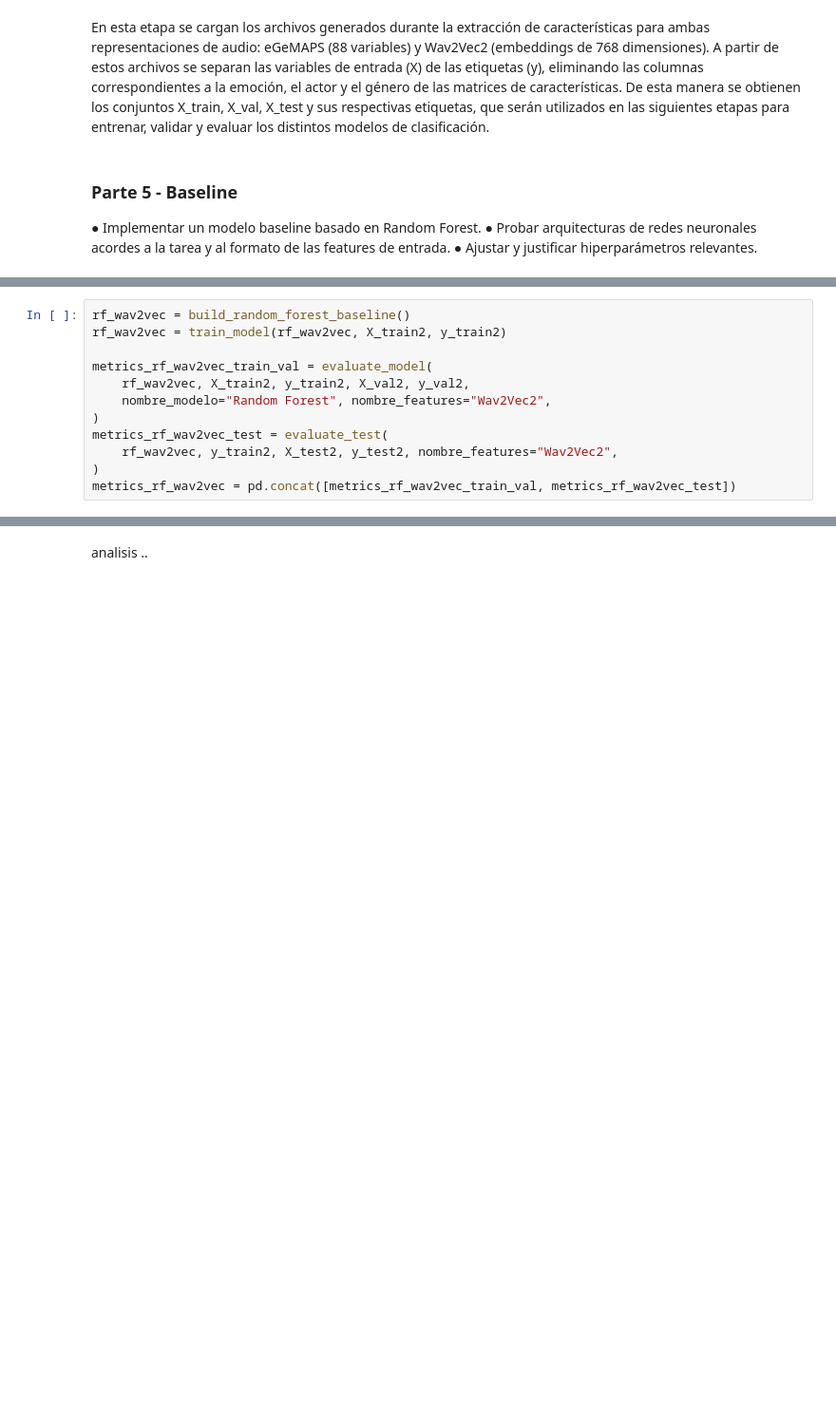
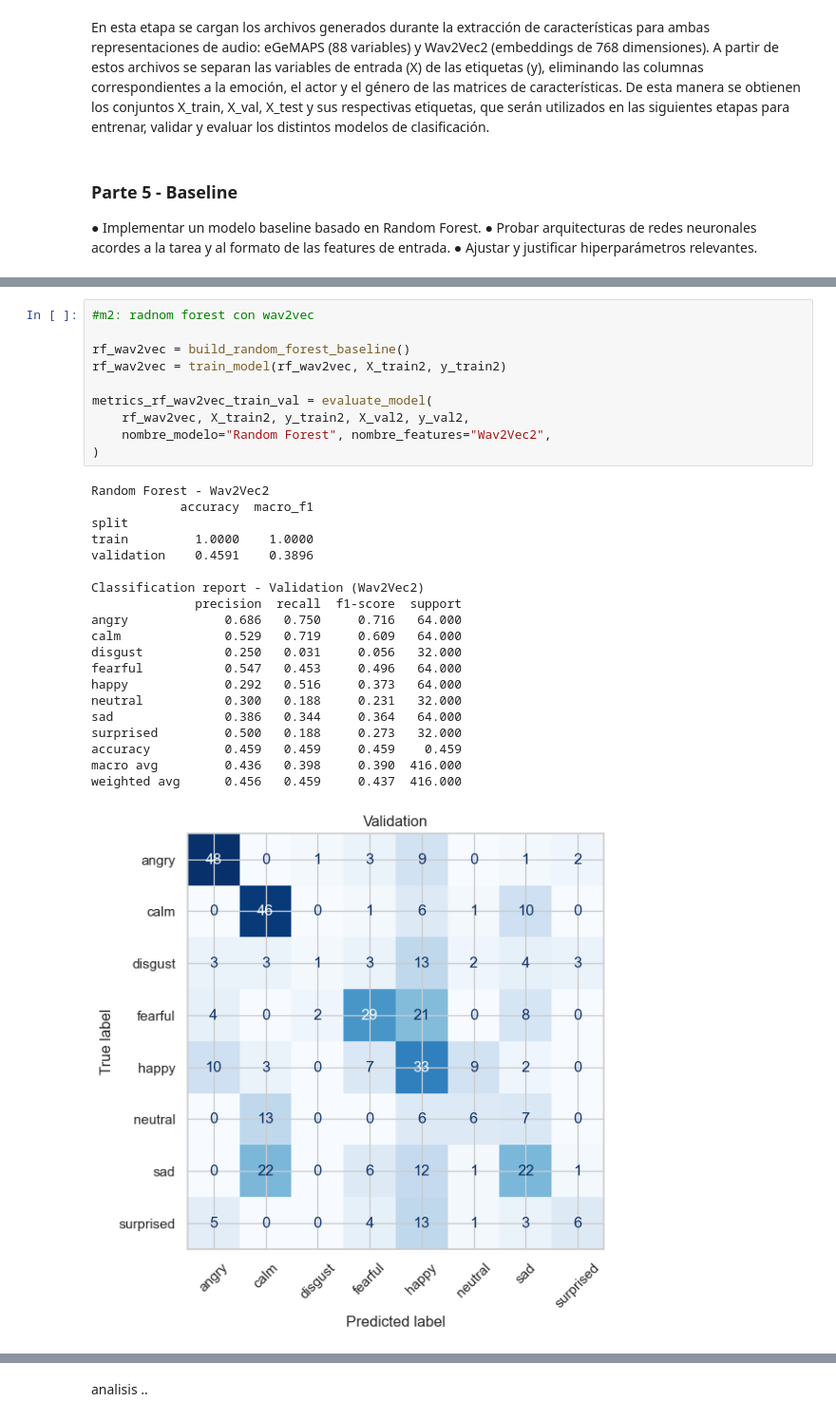
Before and after one commit to pjuls/Proyecto-Final---ML, a Jupyter notebook: notebooks/00_proyecto_final.ipynb, the cells around one changed output, grey strips where cells are left out. Shown at 95% size. Drawn from its saved outputs; the diff is of its cells as text; blank space fills up the shorter version.

```diff
--- a/notebooks/00_proyecto_final.ipynb
+++ b/notebooks/00_proyecto_final.ipynb
@@ -942,13 +922,32 @@ weighted avg      0.544   0.517     0.513  416.000
 # %%
+#m2: radnom forest con wav2vec
+
 rf_wav2vec = build_random_forest_baseline()
 rf_wav2vec = train_model(rf_wav2vec, X_train2, y_train2)
 
 metrics_rf_wav2vec_train_val = evaluate_model(
     rf_wav2vec, X_train2, y_train2, X_val2, y_val2,
     nombre_modelo="Random Forest", nombre_features="Wav2Vec2",
 )
-metrics_rf_wav2vec_test = evaluate_test(
-    rf_wav2vec, y_train2, X_test2, y_test2, nombre_features="Wav2Vec2",
-)
-metrics_rf_wav2vec = pd.concat([metrics_rf_wav2vec_train_val, metrics_rf_wav2vec_test])
+# %% [output]
+Random Forest - Wav2Vec2
+            accuracy  macro_f1
+split
+train         1.0000    1.0000
+validation    0.4591    0.3896
+
+Classification report - Validation (Wav2Vec2)
+              precision  recall  f1-score  support
+angry             0.686   0.750     0.716   64.000
+calm              0.529   0.719     0.609   64.000
+disgust           0.250   0.031     0.056   32.000
+fearful           0.547   0.453     0.496   64.000
+happy             0.292   0.516     0.373   64.000
+neutral           0.300   0.188     0.231   32.000
+sad               0.386   0.344     0.364   64.000
+surprised         0.500   0.188     0.273   32.000
+accuracy          0.459   0.459     0.459    0.459
+macro avg         0.436   0.398     0.390  416.000
+weighted avg      0.456   0.459     0.437  416.000
+[figure, added]
 # %%
```
Also changed, not shown: parts of 17 cells of this notebook, 2 other files.
